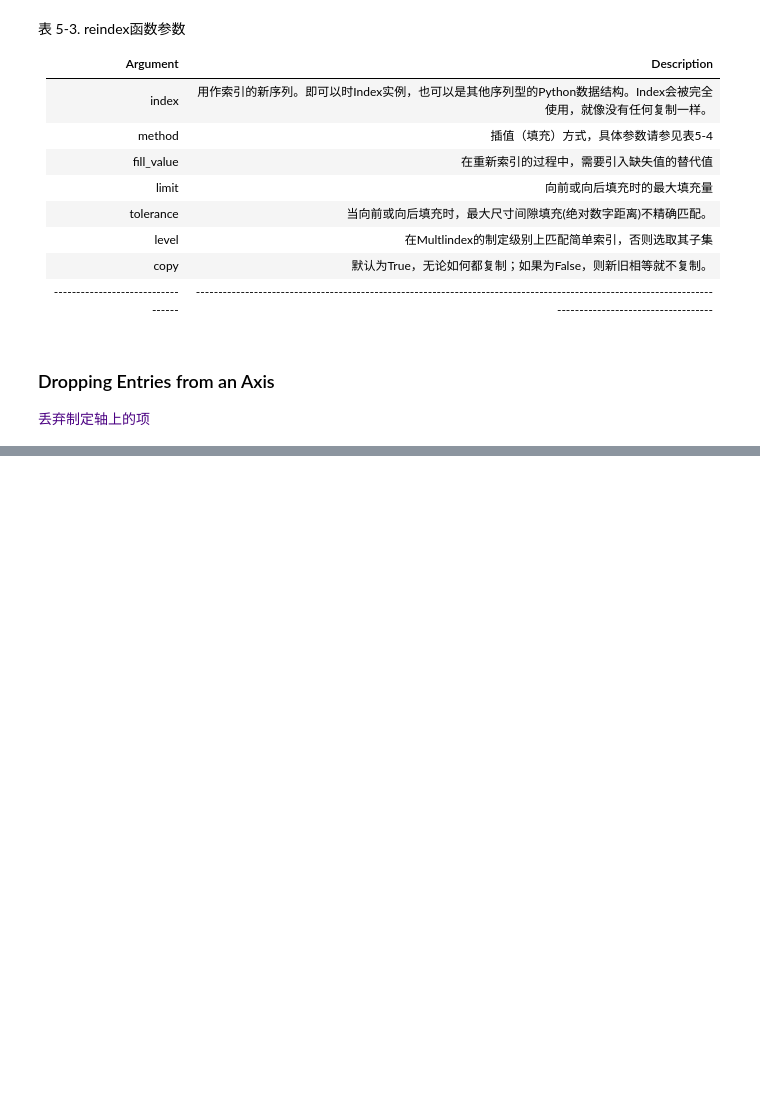
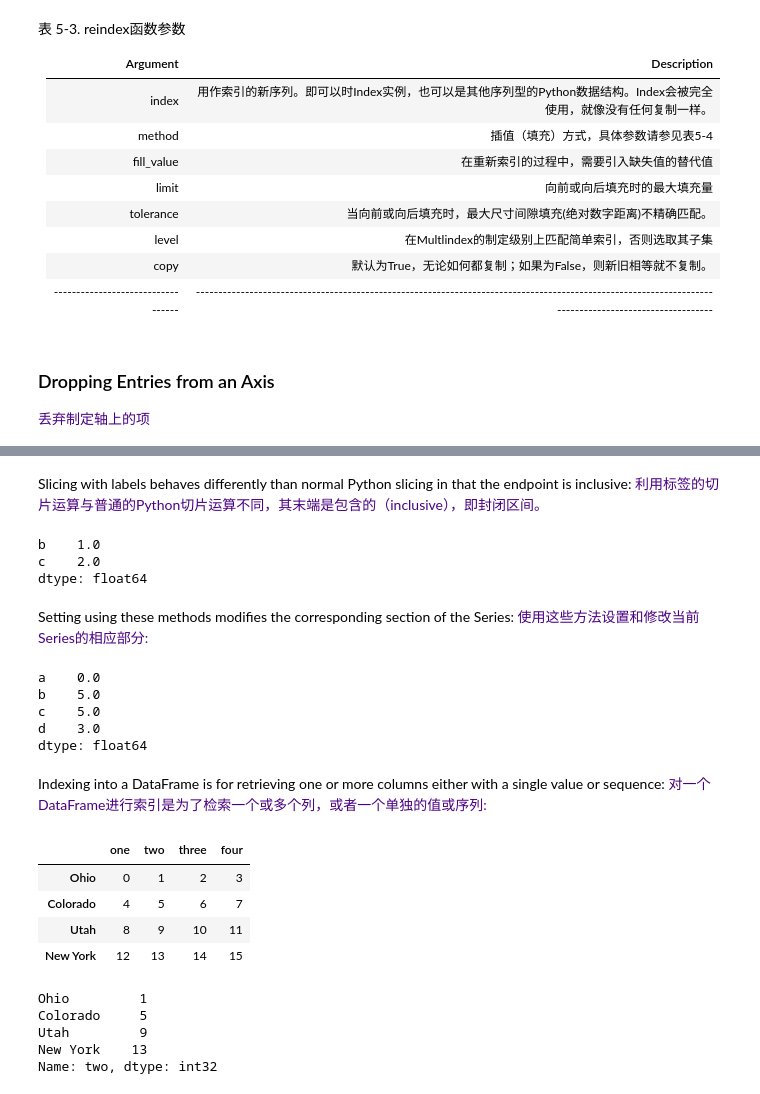
Before and after one commit to edenwzg/code, a Jupyter notebook: jupyter/Python for data analysis/CHAPTER 5. Getting Started With pandas.ipynb, the cells around one changed output, grey strips where cells are left out. Saved outputs shown, nothing was run; the diff lists cells and outputs as text; code cells hidden in the pictures; blank space fills up the shorter version.

```diff
--- a/jupyter/Python for data analysis/CHAPTER 5. Getting Started With pandas.ipynb
+++ b/jupyter/Python for data analysis/CHAPTER 5. Getting Started With pandas.ipynb
@@ -857,0 +991,46 @@ copy | 默认为True，无论如何都复制；如果为False，则新旧相等
+# %% [markdown]
+Slicing with labels behaves differently than normal Python slicing in that the endpoint is inclusive:
+<font color=Indigo>
+利用标签的切片运算与普通的Python切片运算不同，其末端是包含的（inclusive），即封闭区间。
+# %%
+obj['b':'c']
+# %% [output]
+b    1.0
+c    2.0
+dtype: float64
+# %% [markdown]
+Setting using these methods modifies the corresponding section of the Series:
+<font color=Indigo>
+使用这些方法设置和修改当前Series的相应部分:
+# %%
+obj['b':'c'] = 5
+obj
+# %% [output]
+a    0.0
+b    5.0
+c    5.0
+d    3.0
+dtype: float64
+# %% [markdown]
+Indexing into a DataFrame is for retrieving one or more columns either with a single value or sequence:
+<font color=Indigo>
+对一个DataFrame进行索引是为了检索一个或多个列，或者一个单独的值或序列:
+# %%
+data = pd.DataFrame(np.arange(16).reshape((4, 4)),
+                    index=['Ohio', 'Colorado', 'Utah', 'New York'],
+                    columns=['one', 'two', 'three', 'four'])
+data
+# %% [output]
+|  | one | two | three | four |
+| Ohio | 0 | 1 | 2 | 3 |
+| Colorado | 4 | 5 | 6 | 7 |
+| Utah | 8 | 9 | 10 | 11 |
+| New York | 12 | 13 | 14 | 15 |
+# %%
+data['two']
+# %% [output]
+Ohio         1
+Colorado     5
+Utah         9
+New York    13
+Name: two, dtype: int32
```
Also changed, not shown: parts of 59 cells of this notebook.
